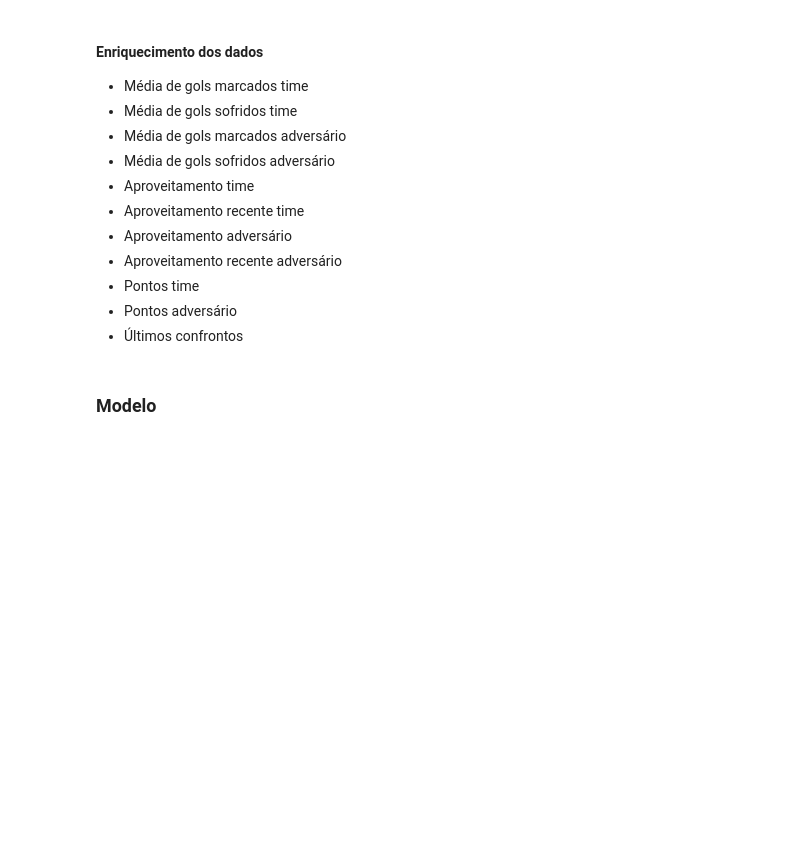
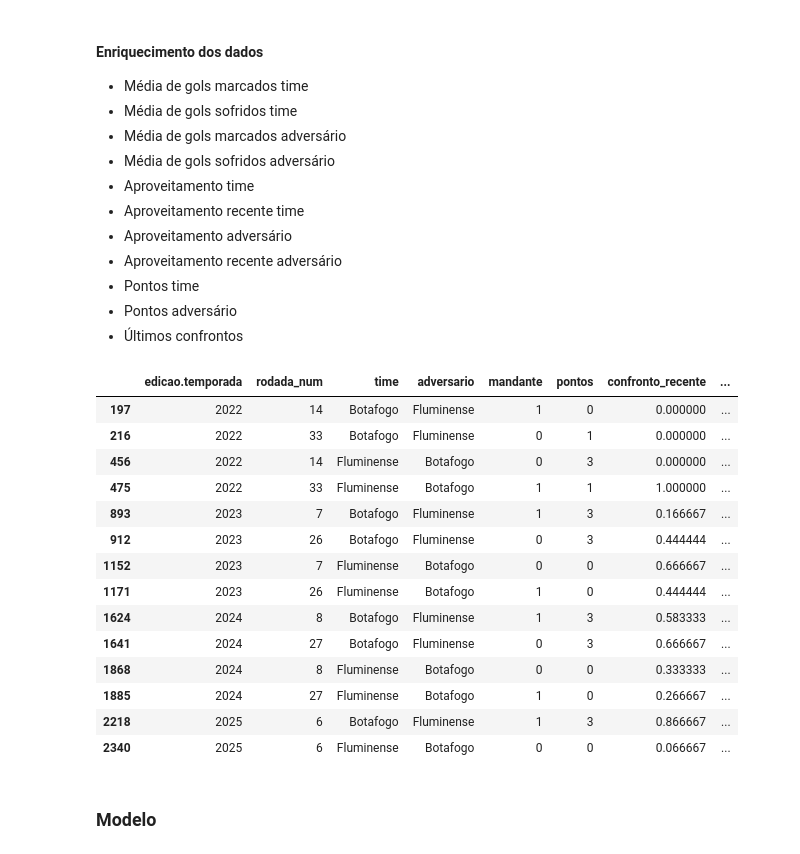
Before and after one commit to betoschneider/brasileirao, a Jupyter notebook: brasileirao-analise.ipynb, the cells around one changed output. Saved outputs shown, nothing was run; the diff lists cells and outputs as text; code cells hidden in the pictures; blank space fills up the shorter version.

Commit message:
ajuste confronto recente

```diff
--- a/brasileirao-analise.ipynb
+++ b/brasileirao-analise.ipynb
@@ -435,4 +472,31 @@ partidas_finalizadas_df = partidas_model_final_df[(partidas_model_final_df['stat
 # %%
 partidas_model_final_df = partidas_model_final_df[partidas_model_final_df["rodada_num"] != 1].reset_index(drop=True)
 # %%
-# display(partidas_model_final_df[(partidas_model_final_df['time'] == 'Botafogo') & (partidas_model_final_df['edicao.temporada'] == partidas_model_final_df['edicao.temporada'].max())])
+partidas_model_final_df[(partidas_model_final_df['status'] == 'finalizado') & (((partidas_model_final_df['time'] == 'Botafogo') & (partidas_model_final_df['adversario'] == 'Fluminense')) | ((partidas_model_final_df['time'] == 'Fluminense') & (partidas_model_final_df['adversario'] == 'Botafogo')))][
+    [
+        'edicao.temporada',
+        'rodada_num', 'time',
+        'adversario',
+        'mandante',
+        'pontos',
+        'confronto_recente',
+        'confronto_recente_adversario',
+        'status',
+    ]
+]
+# %% [output]
+|  | edicao.temporada | rodada_num | time | adversario | mandante | pontos | confronto_recente | ... |
+| 197 | 2022 | 14 | Botafogo | Fluminense | 1 | 0 | 0.000000 | ... |
+| 216 | 2022 | 33 | Botafogo | Fluminense | 0 | 1 | 0.000000 | ... |
+| 456 | 2022 | 14 | Fluminense | Botafogo | 0 | 3 | 0.000000 | ... |
+| 475 | 2022 | 33 | Fluminense | Botafogo | 1 | 1 | 1.000000 | ... |
+| 893 | 2023 | 7 | Botafogo | Fluminense | 1 | 3 | 0.166667 | ... |
+| 912 | 2023 | 26 | Botafogo | Fluminense | 0 | 3 | 0.444444 | ... |
+| 1152 | 2023 | 7 | Fluminense | Botafogo | 0 | 0 | 0.666667 | ... |
+| 1171 | 2023 | 26 | Fluminense | Botafogo | 1 | 0 | 0.444444 | ... |
+| 1624 | 2024 | 8 | Botafogo | Fluminense | 1 | 3 | 0.583333 | ... |
+| 1641 | 2024 | 27 | Botafogo | Fluminense | 0 | 3 | 0.666667 | ... |
+| 1868 | 2024 | 8 | Fluminense | Botafogo | 0 | 0 | 0.333333 | ... |
+| 1885 | 2024 | 27 | Fluminense | Botafogo | 1 | 0 | 0.266667 | ... |
+| 2218 | 2025 | 6 | Botafogo | Fluminense | 1 | 3 | 0.866667 | ... |
+| 2340 | 2025 | 6 | Fluminense | Botafogo | 0 | 0 | 0.066667 | ... |
```
Also changed, not shown: parts of 7 cells of this notebook, 2 other files.
